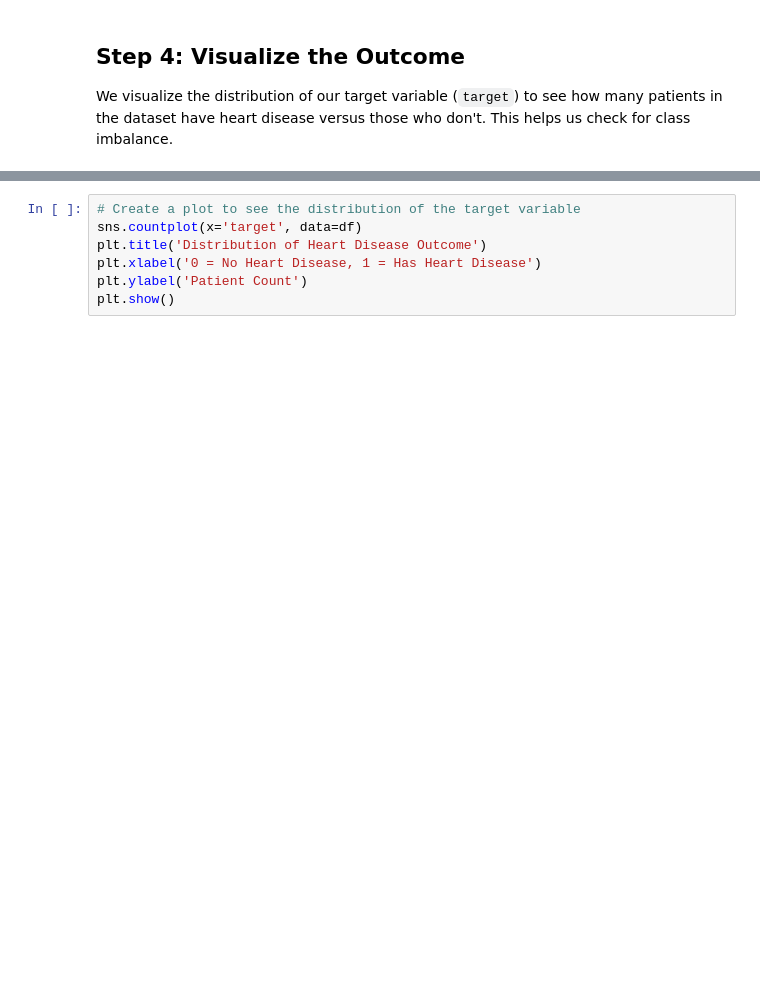
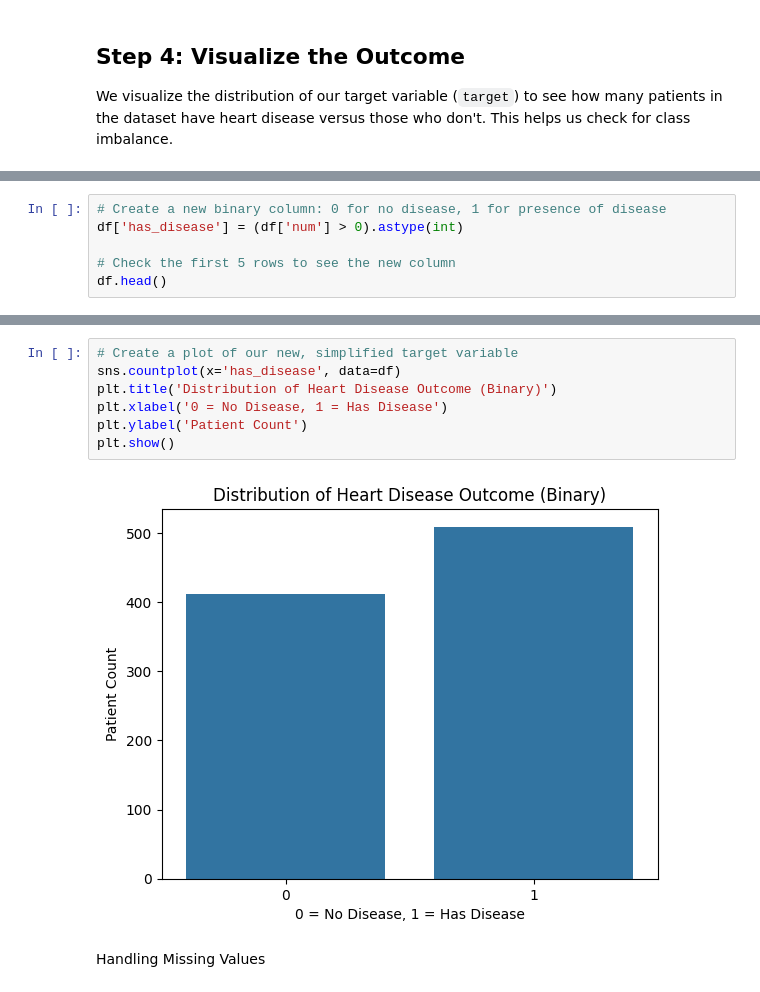
Before and after one commit to KainatAzhar/heart-disease-analysis, a Jupyter notebook: notebook/exploratory-data-analysis.ipynb, the cells around one changed output, grey strips where cells are left out. Drawn from its saved outputs; the diff is of its cells as text; blank space fills up the shorter version.

```diff
--- a/notebook/exploratory-data-analysis.ipynb
+++ b/notebook/exploratory-data-analysis.ipynb
@@ -49,0 +145,6 @@ We visualize the distribution of our target variable (`target`) to see how many
+# %%
+# Create a new binary column: 0 for no disease, 1 for presence of disease
+df['has_disease'] = (df['num'] > 0).astype(int)
+
+# Check the first 5 rows to see the new column
+df.head()
@@ -50,7 +158,11 @@ We visualize the distribution of our target variable (`target`) to see how many
 # %%
-# Create a plot to see the distribution of the target variable
-sns.countplot(x='target', data=df)
-plt.title('Distribution of Heart Disease Outcome')
-plt.xlabel('0 = No Heart Disease, 1 = Has Heart Disease')
+# Create a plot of our new, simplified target variable
+sns.countplot(x='has_disease', data=df)
+plt.title('Distribution of Heart Disease Outcome (Binary)')
+plt.xlabel('0 = No Disease, 1 = Has Disease')
 plt.ylabel('Patient Count')
 plt.show()
+# %% [output]
+[figure, added]
+# %% [markdown]
+Handling Missing Values
```
Also changed, not shown: parts of 13 cells of this notebook.
